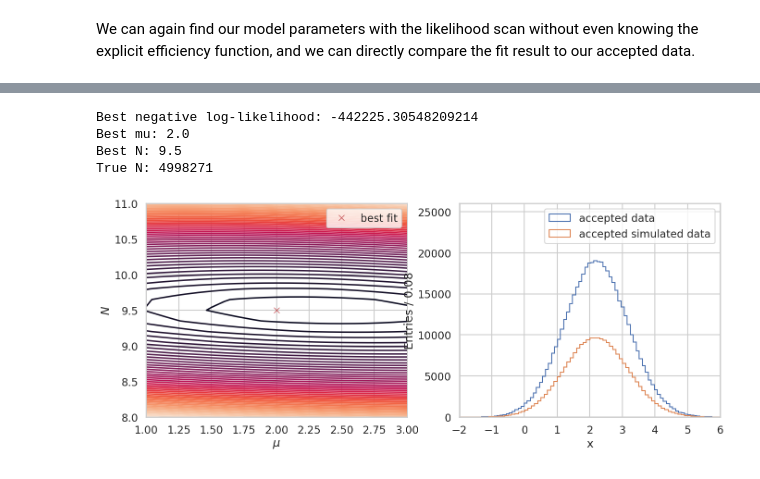
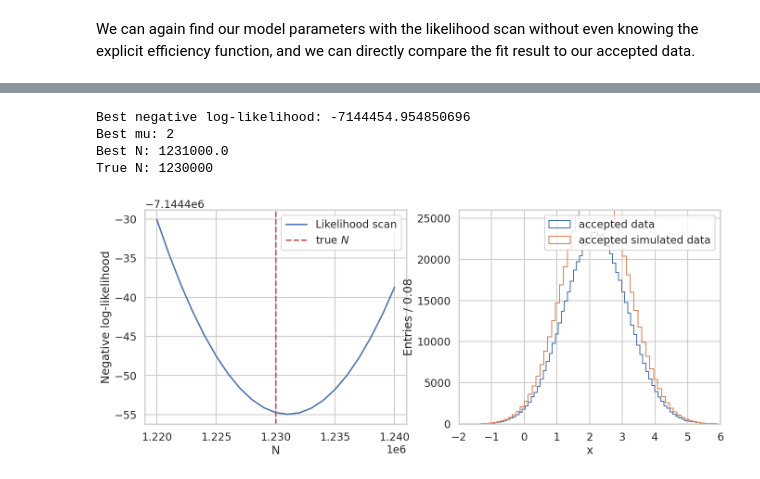
Before and after one commit to n-idw/tutorials, a Jupyter notebook: maximum_likelihood_method.ipynb, the cells around one changed output, grey strips where cells are left out. Drawn from its saved outputs; the diff is of its cells as text; code cells hidden in the pictures.

Commit message:
updated the way the Monte Carlo integration is introduced and the part with the extended likelihood

```diff
--- a/maximum_likelihood_method.ipynb
+++ b/maximum_likelihood_method.ipynb
@@ -641,67 +652,38 @@ print(len(sim_acc_data))
-# %%
-# Define the range of the mean and standard deviation for the grid search
-mu_scan = np.linspace(start=1, stop=3, num=21)
-# sigma_scan = np.linspace(start=0.5, stop=1.5, num=11)
-sigma_scan = 1
-N_scan = np.linspace(start=8, stop=11, num=21)
-# Calculate the negative log-likelihood for the grid search
-neg_ln_L_scan = np.array(
-    [
-        [
-            ext_neg_ln_L(
-                normal_distribution(x=acc_data, mu=mu, sigma=sigma_scan, N=n),
-                normal_distribution(x=sim_acc_data, mu=mu, sigma=sigma_scan, N=n),
-            )
-            for n in N_scan
-        ]
-        for mu in mu_scan
-    ]
-)
 # %%
-best_L = np.min(neg_ln_L_scan)
-best_i = np.where(neg_ln_L_scan == best_L)
-best_mu = mu_scan[best_i[0][0]]
+best_L = np.min(neg_ln_L_vals)
+best_i = np.where(neg_ln_L_vals == best_L)
 best_N = N_scan[best_i[0][0]]
+best_mu = 2
+best_sigma = 1
 print("Best negative log-likelihood:", best_L)
 print("Best mu:", best_mu)
 print("Best N:", best_N)
-print("True N:", len(sim_acc_data))
-
+print("True N:", len(pseudo_data))
 fig, ax = plt.subplots(nrows=1, ncols=2, figsize=(16, 6))
-grid = np.meshgrid(mu_scan, sigma_scan)
-contour = ax[0].contour(
-    mu_scan,
-    N_scan,
-    neg_ln_L_scan,
-    levels=50,
-)
-# ax[0].plot(
-#     2, len(sim_acc_data), marker="o", ls="", ms=5, color="g", label="true values"
-# )
-ax[0].plot(best_mu, best_N, marker="x", ls="", color="r", label="best fit")
-ax[0].set_xlabel("$\mu$")
-ax[0].set_ylabel("$N$")
+ax[0].plot(N_scan, neg_ln_L_vals, label="Likelihood scan")
+ax[0].axvline(x=len(pseudo_data), color="r", ls="--", label="true $N$")
+ax[0].set_xlabel("N")
+ax[0].set_ylabel("Negative log-likelihood")
 ax[0].legend()
-
 ax[1].hist(x=acc_data, bins=100, histtype="step", label="accepted data")
 ax[1].hist(
     x=sim_acc_data,
-    weights=normal_distribution(sim_acc_data, best_mu, sigma_scan, best_N)
-    / len(sim_data)
+    weights=normal_distribution(sim_acc_data, best_mu, best_sigma, best_N)
+    / np.sum(normal_distribution(sim_acc_data, best_mu, best_sigma, best_N))
     * len(acc_data),
     bins=100,
     histtype="step",
     label="accepted simulated data",
 )
 ax[1].set_xlim(-2, 6)
 ax[1].set_xlabel("x")
 ax[1].set_ylim(0, 2.6e4)
 ax[1].set_ylabel(f"Entries / {bin_width:.2f}")
 ax[1].legend(loc="upper right")
 plt.show()
 # %% [output]
-Best negative log-likelihood: -442225.30548209214
-Best mu: 2.0
-Best N: 9.5
-True N: 4998271
+Best negative log-likelihood: -7144454.954850696
+Best mu: 2
+Best N: 1231000.0
+True N: 1230000
-[figure, old version]
+[figure, new version]
```
Also changed, not shown: parts of 32 cells of this notebook.
